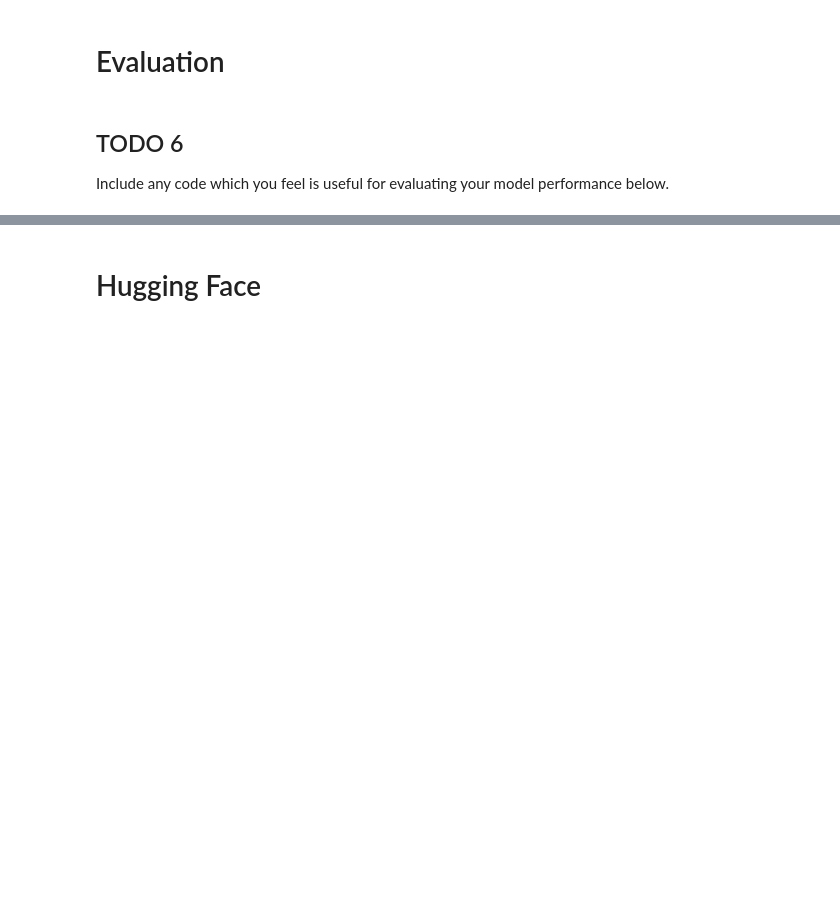
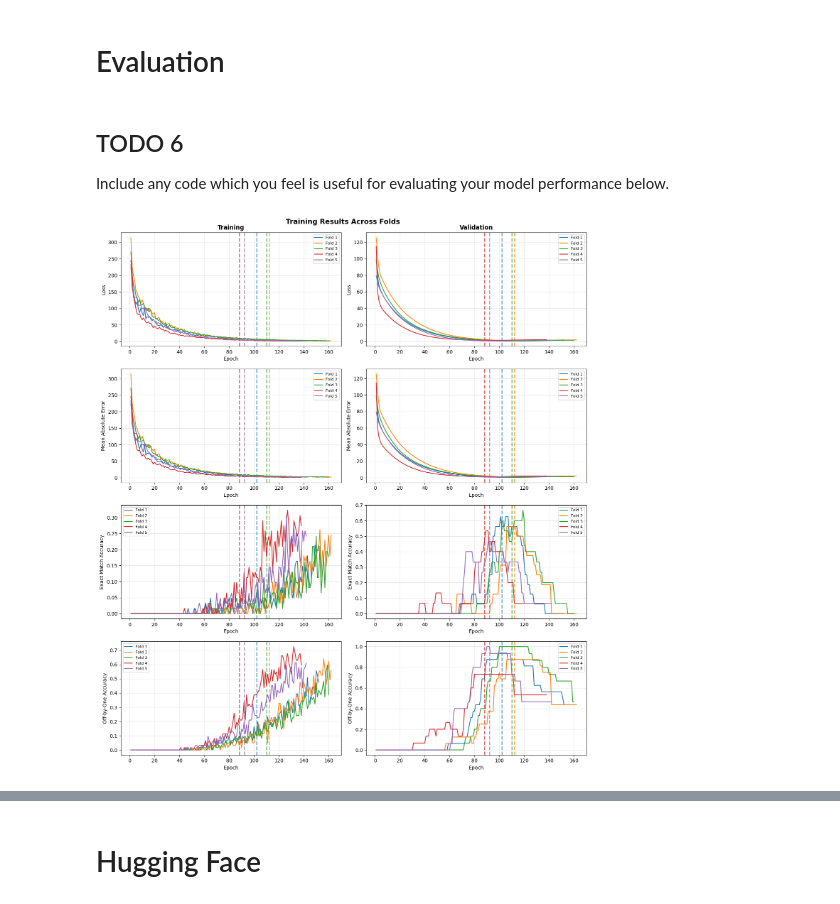
Before and after one commit to derekmok/machine-vision-coursework, a Jupyter notebook: Machine_Vision_Final_Lab_Model_Training.ipynb, the cells around one changed output, grey strips where cells are left out. Drawn from its saved outputs; the diff is of its cells as text; code cells hidden in the pictures; blank space fills up the shorter version.

```diff
--- a/Machine_Vision_Final_Lab_Model_Training.ipynb
+++ b/Machine_Vision_Final_Lab_Model_Training.ipynb
@@ -383,5 +150,5 @@ def train_model(epochs=5, lr=1e-3):
 # %%
 # setting a manual seed for reproducibility
-torch.manual_seed(0)
-model = train_model()
+torch.manual_seed(42)
+training_results = train_model()
 # %% [output]
@@ -410,0 +178,79 @@ Include any code which you feel is useful for evaluating your model performance
+# %%
+import matplotlib.pyplot as plt
+
+
+def plot_training_results(results):
+    """Plot training and validation metrics for all folds.
+
+    Creates a 4x2 grid showing training (left) and validation (right) for:
+    - Loss
+    - Mean Absolute Error
+    - Exact Match Accuracy
+    - Off-by-One Accuracy
+
+    Args:
+        results: EnsembleResult object from training
+    """
+    fig, axes = plt.subplots(4, 2, figsize=(14, 16))
+    fig.suptitle('Training Results Across Folds', fontsize=14, fontweight='bold')
+
+    # Column headers
+    axes[0, 0].set_title('Training', fontsize=12, fontweight='bold')
+    axes[0, 1].set_title('Validation', fontsize=12, fontweight='bold')
+
+    metrics = [
+        ('loss', 'Loss', 0),
+        ('mean_absolute_error', 'Mean Absolute Error', 1),
+        ('exact_match_accuracy', 'Exact Match Accuracy', 2),
+        ('off_by_one_accuracy', 'Off-by-One Accuracy', 3),
+    ]
+
+    colors = plt.cm.tab10.colors
+
+    for metric_name, metric_label, row_idx in metrics:
+        train_ax = axes[row_idx, 0]
+        val_ax = axes[row_idx, 1]
+
+        for fold_result in results.fold_results:
+            fold_idx = fold_result.fold_index
+            color = colors[fold_idx % len(colors)]
+
+            # Extract metric values from history
+            train_values = [getattr(m, metric_name) for m in fold_result.train_history]
+            val_values = [getattr(m, metric_name) for m in fold_result.val_history]
+            epochs = range(1, len(train_values) + 1)
+
+            # Plot training metrics (left column)
+            train_ax.plot(epochs, train_values, '-', color=color,
+                          label=f'Fold {fold_idx + 1}')
+            train_ax.axvline(x=fold_result.best_epoch + 1, color=color,
+                             linestyle='--', linewidth=2, alpha=0.7)
+
+            # Plot validation metrics (right column)
+            val_ax.plot(epochs, val_values, '-', color=color,
+                        label=f'Fold {fold_idx + 1}')
+            val_ax.axvline(x=fold_result.best_epoch + 1, color=color,
+                           linestyle='--', linewidth=2, alpha=0.7)
+
+        # Configure training axis
+        train_ax.set_xlabel('Epoch')
+        train_ax.set_ylabel(metric_label)
+        train_ax.grid(True, alpha=0.3)
+        train_ax.legend(fontsize=8, loc='best')
+
+        # Configure validation axis
+        val_ax.set_xlabel('Epoch')
+        val_ax.set_ylabel(metric_label)
+        val_ax.grid(True, alpha=0.3)
+        val_ax.legend(fontsize=8, loc='best')
+
+    plt.tight_layout()
+    plt.savefig('training_results.png', dpi=150, bbox_inches='tight')
+    plt.show()
+    print("Training results saved to 'training_results.png'")
+
+
+# Plot the training results
+plot_training_results(training_results)
+# %% [output]
+[figure, added]
```
Also changed, not shown: parts of 15 cells of this notebook, 11 other files.
